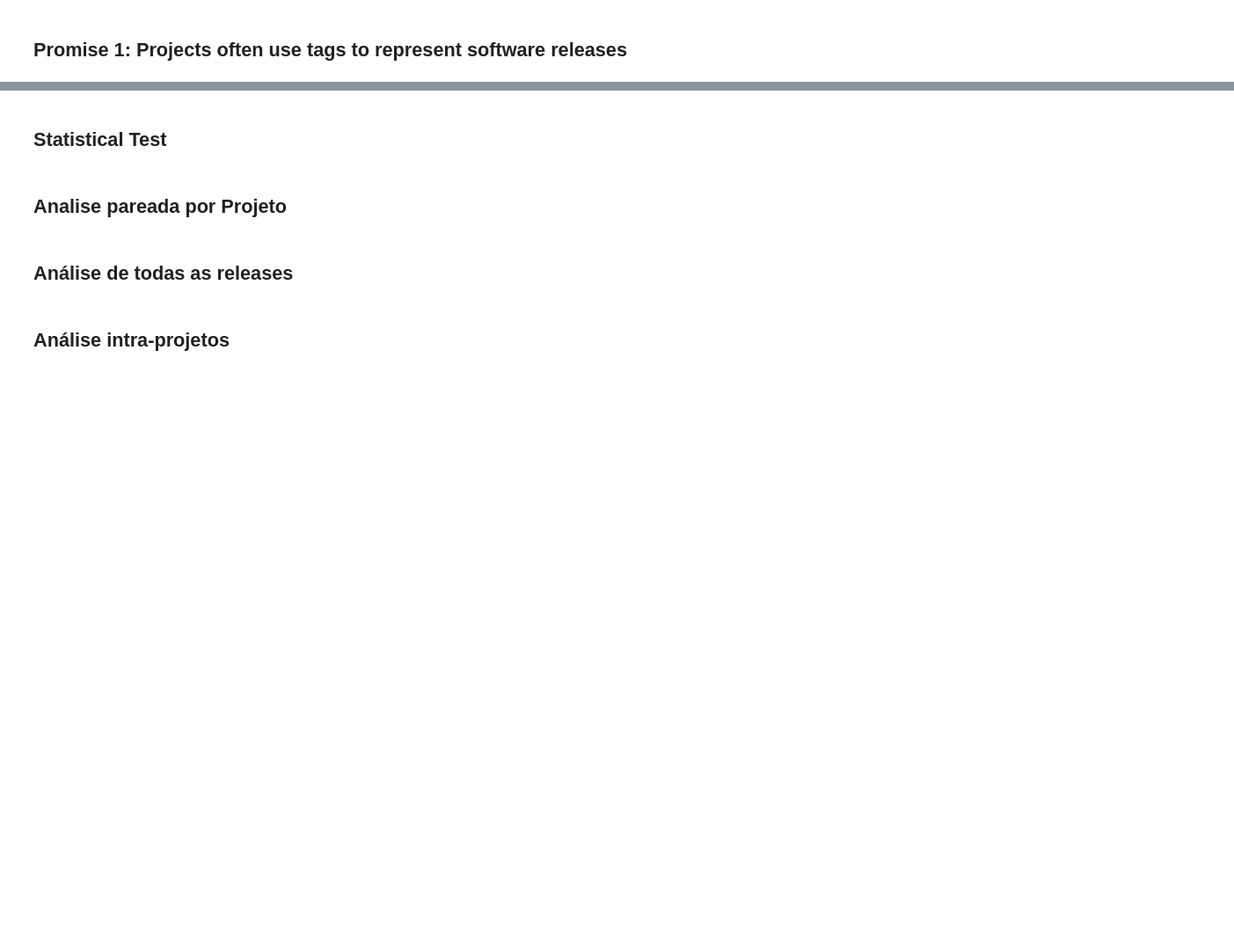
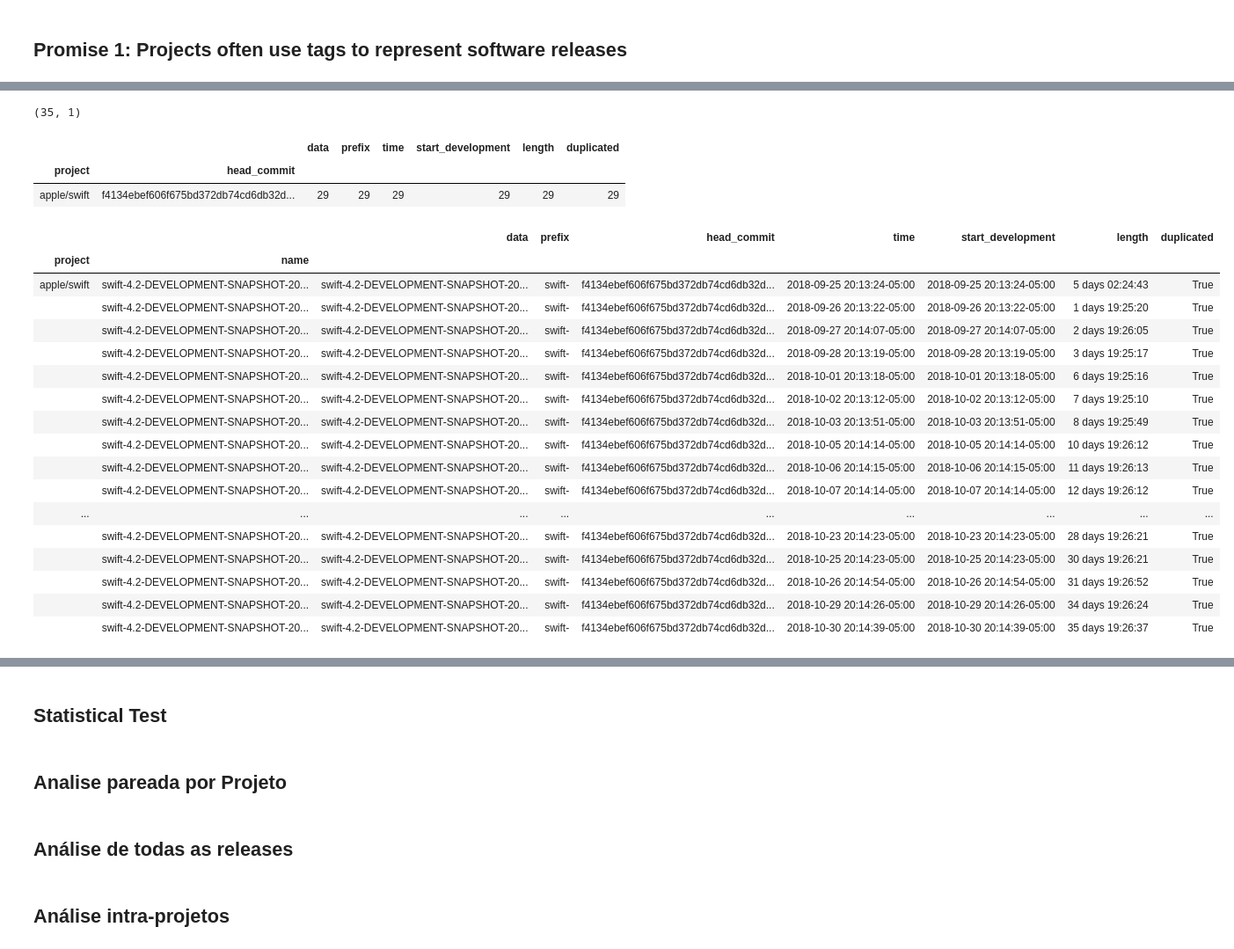
Before and after one commit to gems-uff/release-mining, a Jupyter notebook: experiment.ipynb, the cells around one changed output, grey strips where cells are left out. Shown at 88% size. Drawn from its saved outputs; the diff is of its cells as text; code cells hidden in the pictures; blank space fills up the shorter version.

```diff
--- a/experiment.ipynb
+++ b/experiment.ipynb
@@ -111,0 +133,19 @@ projects[projects.num_tags == 0]
+# %%
+releases = []
+for project in projects["data"]:#.apply(lambda project: project):
+    for release in project.releases:
+        releases.append({
+            "project": project.name,
+            "name": release.name,
+            "data": release
+        })
+releases = pd.DataFrame(releases)
+releases.set_index(["project","name"], inplace=True)
+# %%
+releases["prefix"] = releases["data"].apply(lambda r: r.prefix)
+releases["head_commit"] = releases["data"].apply(lambda r: r.head_commit.hashcode)
+
+releases["time"] = releases["data"].apply(lambda r: r.get_time())
+releases["start_development"] = releases["data"].apply(lambda r: r.get_time(of=releasy.START_DEVELOPMENT_TIME))
+releases["length"] = releases["data"].apply(lambda r: r.get_length())
+# releases.loc[releases["length"] == pd.to_timedelta(0), "length"] = np.NaN
@@ -181,0 +294,4 @@ list(projects[projects.releases == 0].index)
+# %%
+release_clones = releases.groupby(["project", "head_commit"]).count()
+release_clones = release_clones[release_clones.data > 1].copy()
+release_clones.describe()
@@ -181,0 +308,3 @@ list(projects[projects.releases == 0].index)
+# %%
+releases["duplicated"] = False
+releases.loc[(releases.index.get_level_values(0).isin(release_clones.index.get_level_values(0))) & (releases["head_commit"].isin(release_clones.index.get_level_values(1))), "duplicated"] = True
@@ -181,0 +328,31 @@ list(projects[projects.releases == 0].index)
+# %%
+pd.DataFrame(release_clones.index.get_level_values(0).unique()).shape
+# %% [output]
+(35, 1)
+# %%
+release_clones[release_clones.prefix == release_clones.prefix.max()]
+# %% [output]
+|  |  | data | prefix | time | start_development | length | duplicated |
+| project | head_commit |  |  |  |  |  |  |
+| apple/swift | f4134ebef606f675bd372db74cd6db32d... | 29 | 29 | 29 | 29 | 29 | 29 |
+# %%
+releases[releases.head_commit == "f4134ebef606f675bd372db74cd6db32d30c6178"]
+# %% [output]
+|  |  | data | prefix | head_commit | time | start_development | length | duplicated |
+| project | name |  |  |  |  |  |  |  |
+| apple/swift | swift-4.2-DEVELOPMENT-SNAPSHOT-20... | swift-4.2-DEVELOPMENT-SNAPSHOT-20... | swift- | f4134ebef606f675bd372db74cd6db32d... | 2018-09-25 20:13:24-05:00 | 2018-09-25 20:13:24-05:00 | 5 days 02:24:43 | True |
+|  | swift-4.2-DEVELOPMENT-SNAPSHOT-20... | swift-4.2-DEVELOPMENT-SNAPSHOT-20... | swift- | f4134ebef606f675bd372db74cd6db32d... | 2018-09-26 20:13:22-05:00 | 2018-09-26 20:13:22-05:00 | 1 days 19:25:20 | True |
+|  | swift-4.2-DEVELOPMENT-SNAPSHOT-20... | swift-4.2-DEVELOPMENT-SNAPSHOT-20... | swift- | f4134ebef606f675bd372db74cd6db32d... | 2018-09-27 20:14:07-05:00 | 2018-09-27 20:14:07-05:00 | 2 days 19:26:05 | True |
+|  | swift-4.2-DEVELOPMENT-SNAPSHOT-20... | swift-4.2-DEVELOPMENT-SNAPSHOT-20... | swift- | f4134ebef606f675bd372db74cd6db32d... | 2018-09-28 20:13:19-05:00 | 2018-09-28 20:13:19-05:00 | 3 days 19:25:17 | True |
+|  | swift-4.2-DEVELOPMENT-SNAPSHOT-20... | swift-4.2-DEVELOPMENT-SNAPSHOT-20... | swift- | f4134ebef606f675bd372db74cd6db32d... | 2018-10-01 20:13:18-05:00 | 2018-10-01 20:13:18-05:00 | 6 days 19:25:16 | True |
+|  | swift-4.2-DEVELOPMENT-SNAPSHOT-20... | swift-4.2-DEVELOPMENT-SNAPSHOT-20... | swift- | f4134ebef606f675bd372db74cd6db32d... | 2018-10-02 20:13:12-05:00 | 2018-10-02 20:13:12-05:00 | 7 days 19:25:10 | True |
+|  | swift-4.2-DEVELOPMENT-SNAPSHOT-20... | swift-4.2-DEVELOPMENT-SNAPSHOT-20... | swift- | f4134ebef606f675bd372db74cd6db32d... | 2018-10-03 20:13:51-05:00 | 2018-10-03 20:13:51-05:00 | 8 days 19:25:49 | True |
+|  | swift-4.2-DEVELOPMENT-SNAPSHOT-20... | swift-4.2-DEVELOPMENT-SNAPSHOT-20... | swift- | f4134ebef606f675bd372db74cd6db32d... | 2018-10-05 20:14:14-05:00 | 2018-10-05 20:14:14-05:00 | 10 days 19:26:12 | True |
+|  | swift-4.2-DEVELOPMENT-SNAPSHOT-20... | swift-4.2-DEVELOPMENT-SNAPSHOT-20... | swift- | f4134ebef606f675bd372db74cd6db32d... | 2018-10-06 20:14:15-05:00 | 2018-10-06 20:14:15-05:00 | 11 days 19:26:13 | True |
+|  | swift-4.2-DEVELOPMENT-SNAPSHOT-20... | swift-4.2-DEVELOPMENT-SNAPSHOT-20... | swift- | f4134ebef606f675bd372db74cd6db32d... | 2018-10-07 20:14:14-05:00 | 2018-10-07 20:14:14-05:00 | 12 days 19:26:12 | True |
+| ... | ... | ... | ... | ... | ... | ... | ... | ... |
+|  | swift-4.2-DEVELOPMENT-SNAPSHOT-20... | swift-4.2-DEVELOPMENT-SNAPSHOT-20... | swift- | f4134ebef606f675bd372db74cd6db32d... | 2018-10-23 20:14:23-05:00 | 2018-10-23 20:14:23-05:00 | 28 days 19:26:21 | True |
+|  | swift-4.2-DEVELOPMENT-SNAPSHOT-20... | swift-4.2-DEVELOPMENT-SNAPSHOT-20... | swift- | f4134ebef606f675bd372db74cd6db32d... | 2018-10-25 20:14:23-05:00 | 2018-10-25 20:14:23-05:00 | 30 days 19:26:21 | True |
+|  | swift-4.2-DEVELOPMENT-SNAPSHOT-20... | swift-4.2-DEVELOPMENT-SNAPSHOT-20... | swift- | f4134ebef606f675bd372db74cd6db32d... | 2018-10-26 20:14:54-05:00 | 2018-10-26 20:14:54-05:00 | 31 days 19:26:52 | True |
+|  | swift-4.2-DEVELOPMENT-SNAPSHOT-20... | swift-4.2-DEVELOPMENT-SNAPSHOT-20... | swift- | f4134ebef606f675bd372db74cd6db32d... | 2018-10-29 20:14:26-05:00 | 2018-10-29 20:14:26-05:00 | 34 days 19:26:24 | True |
+|  | swift-4.2-DEVELOPMENT-SNAPSHOT-20... | swift-4.2-DEVELOPMENT-SNAPSHOT-20... | swift- | f4134ebef606f675bd372db74cd6db32d... | 2018-10-30 20:14:39-05:00 | 2018-10-30 20:14:39-05:00 | 35 days 19:26:37 | True |
```
Also changed, not shown: parts of 57 cells of this notebook.
